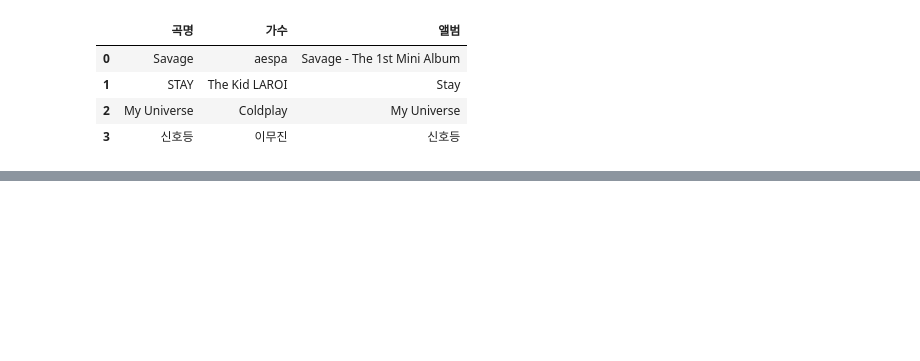
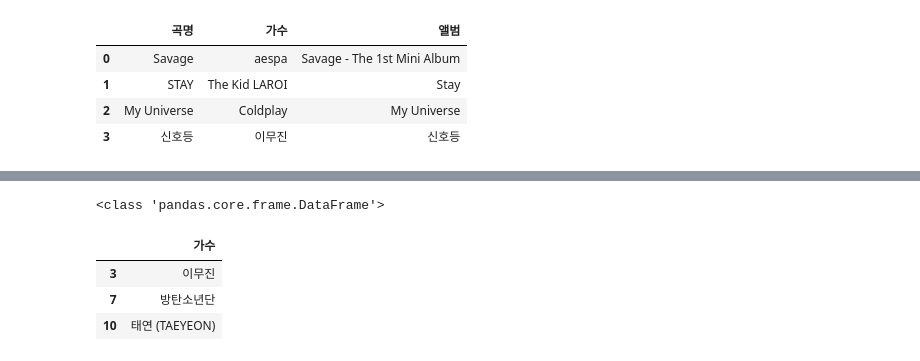
Before and after one commit to myvega2k/kosta_webscraping, a Jupyter notebook: 04.Melon100Chart 스크래핑.ipynb, the cells around one changed output, grey strips where cells are left out. Cells and saved outputs as stored; diff of their text form; code cells hidden in the pictures; blank space fills up the shorter version.

```diff
--- a/04.Melon100Chart 스크래핑.ipynb
+++ b/04.Melon100Chart 스크래핑.ipynb
@@ -338,0 +357,9 @@ song_df.iloc[0:4,0:4]
+# %%
+print(type(song_df.loc[[3,7,10],['가수']]))
+song_df.loc[[3,7,10],['가수']]
+# %% [output]
+<class 'pandas.core.frame.DataFrame'>
+|  | 가수 |
+| 3 | 이무진 |
+| 7 | 방탄소년단 |
+| 10 | 태연 (TAEYEON) |
```
Also changed, not shown: parts of 5 cells of this notebook.
